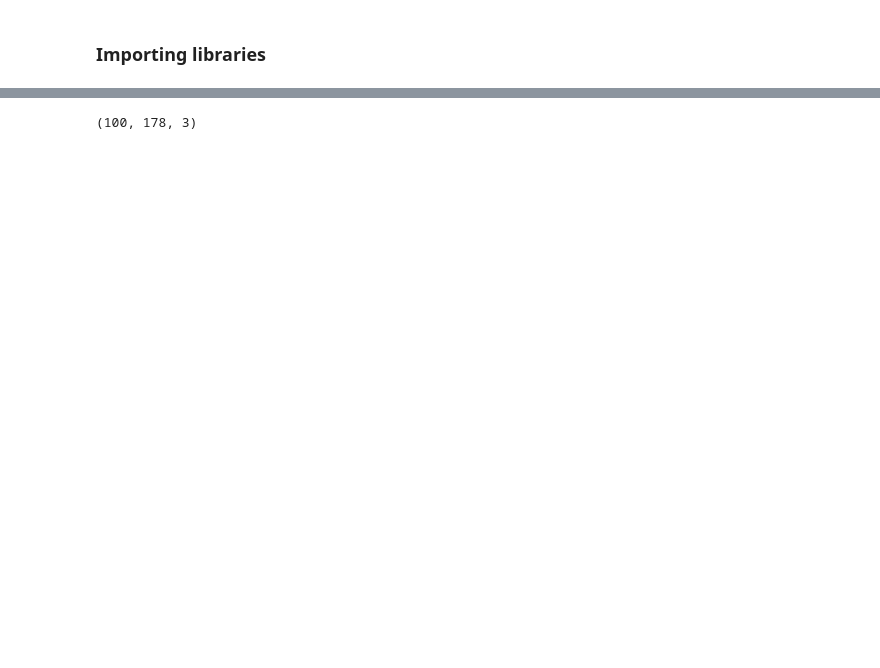
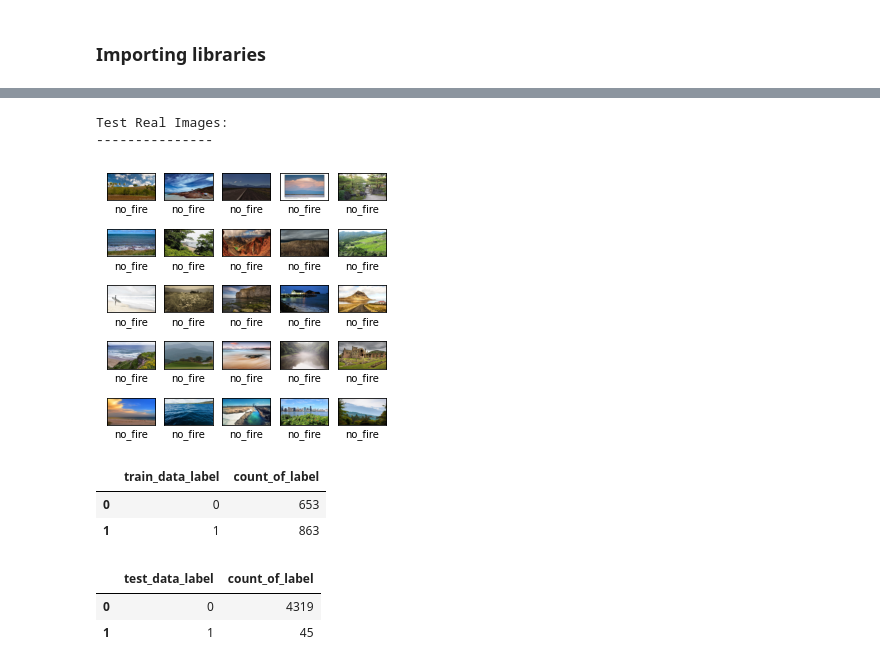
Before and after one commit to sdeittrick/Wildfire_Detection_Capstone_697, a Jupyter notebook: wildfire_prediction_pipeline/model_exploration.ipynb, the cells around one changed output, grey strips where cells are left out. Cells and saved outputs as stored; diff of their text form; code cells hidden in the pictures; blank space fills up the shorter version.

```diff
--- a/wildfire_prediction_pipeline/model_exploration.ipynb
+++ b/wildfire_prediction_pipeline/model_exploration.ipynb
@@ -64,4 +69,30 @@ plot_images(test_images, test_labels)
-# %%
-dev_images[0].shape
-# %% [output]
-(100, 178, 3)
+# %%
+import random
+random.seed(42)
+random.shuffle(test_data)
+test_data_images, test_data_labels = zip(*test_data)
+
+print('Test Real Images: \n---------------')
+plot_images(test_data_images, test_data_labels)
+# %% [output]
+Test Real Images:
+---------------
+[figure, added]
+# %%
+df = pd.DataFrame([label[0] for label in train_labels], columns = ['label']).reset_index()
+df = df.groupby('label').count().reset_index()
+df.columns = ['train_data_label', 'count_of_label']
+df
+# %% [output]
+|  | train_data_label | count_of_label |
+| 0 | 0 | 653 |
+| 1 | 1 | 863 |
+# %%
+df = pd.DataFrame([label[0] for label in test_data_labels], columns = ['label']).reset_index()
+df = df.groupby('label').count().reset_index()
+df.columns = ['test_data_label', 'count_of_label']
+df
+# %% [output]
+|  | test_data_label | count_of_label |
+| 0 | 0 | 4319 |
+| 1 | 1 | 45 |
```
Also changed, not shown: parts of 23 cells of this notebook, 26 other files.
